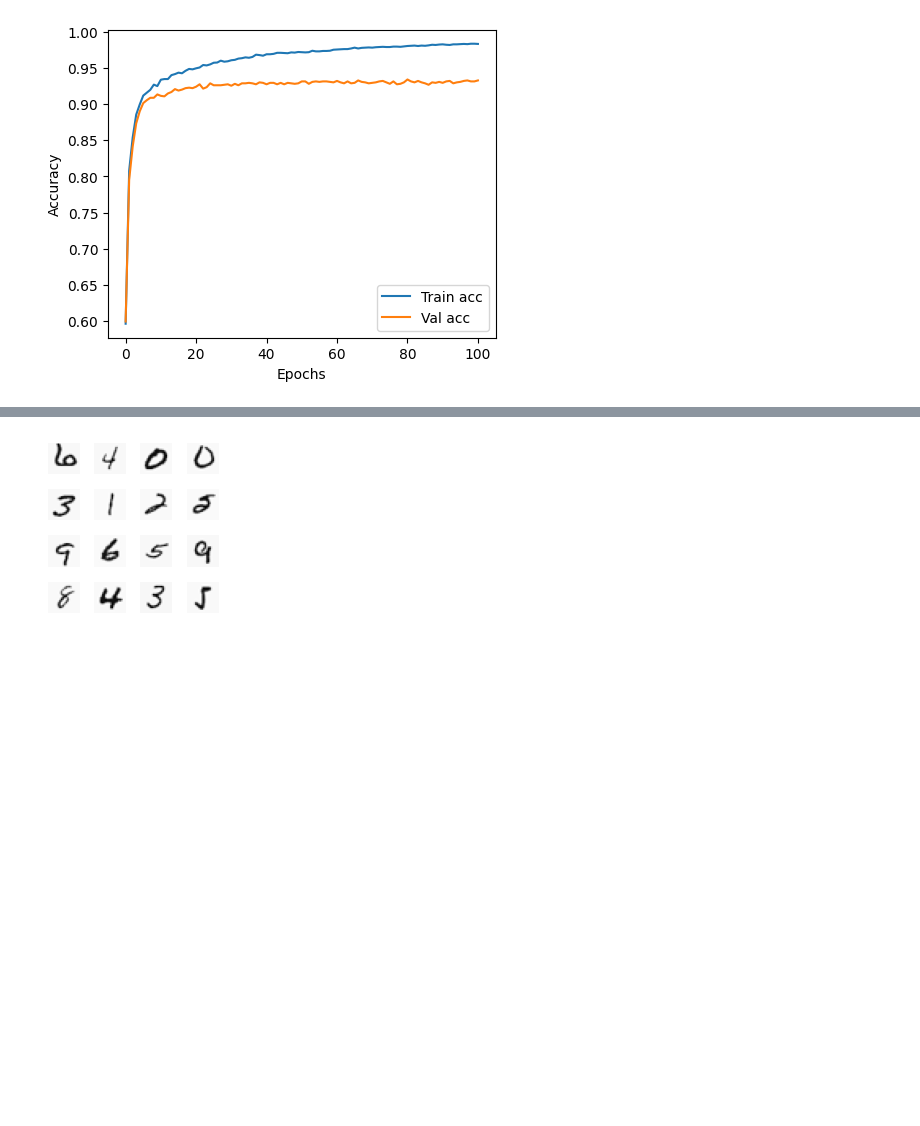
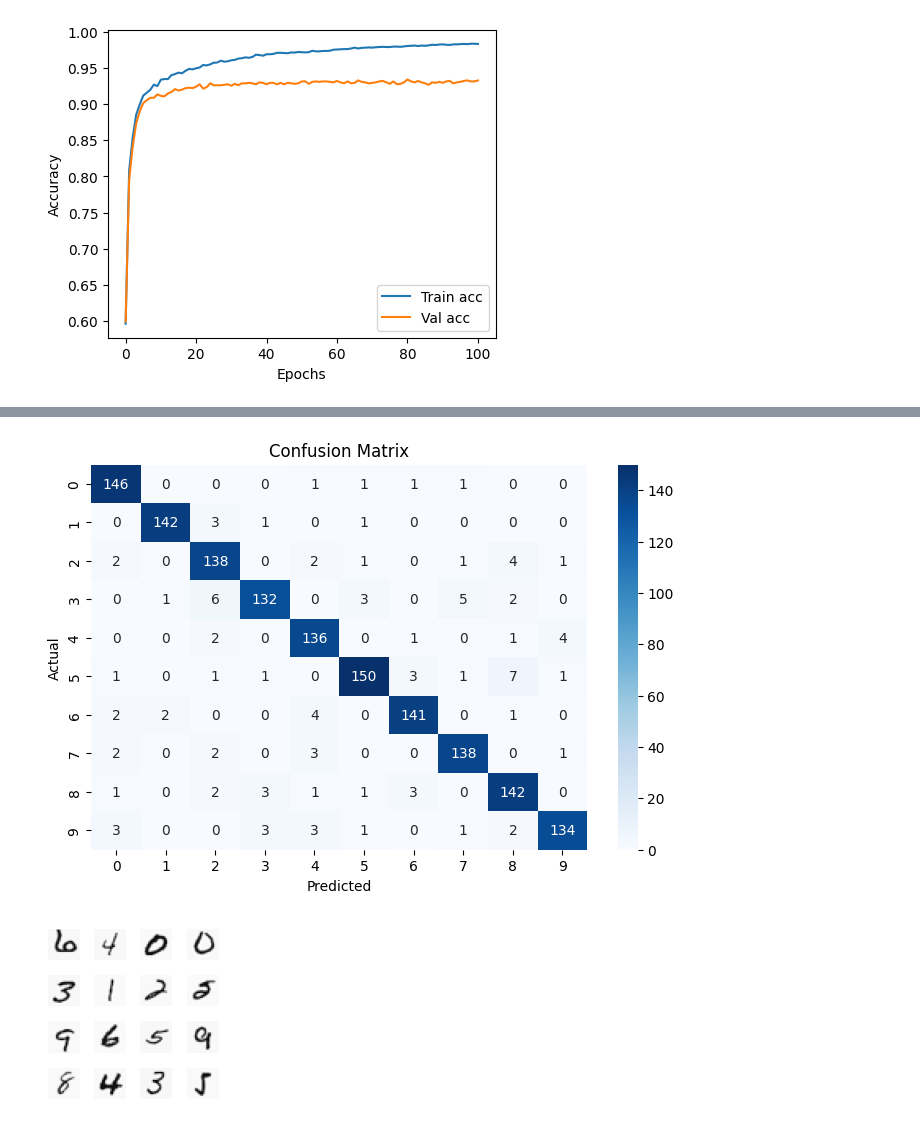
Before and after one commit to JouhC/ai-linearalgebra-probsets, a Jupyter notebook: notebooks/ps3_ann.ipynb, the cells around one changed output, grey strips where cells are left out. Saved outputs shown, nothing was run; the diff lists cells and outputs as text; code cells hidden in the pictures; blank space fills up the shorter version.

```diff
--- a/notebooks/ps3_ann.ipynb
+++ b/notebooks/ps3_ann.ipynb
@@ -986,3 +1020,10 @@ plot_training_curves(
+# %%
+preds_b = network_c.forward_all_training_examples(X_val.to_numpy())
+conf_matrix = confusion_matrix(y_val, preds_b)
+
+plot_conf_matrix(conf_matrix=conf_matrix)
+# %% [output]
+[figure, added]
 # %%
 X_vals_for_testing = X_val.iloc[80:96].to_numpy()
 
```
Also changed, not shown: parts of 7 cells of this notebook, 13 other files.
